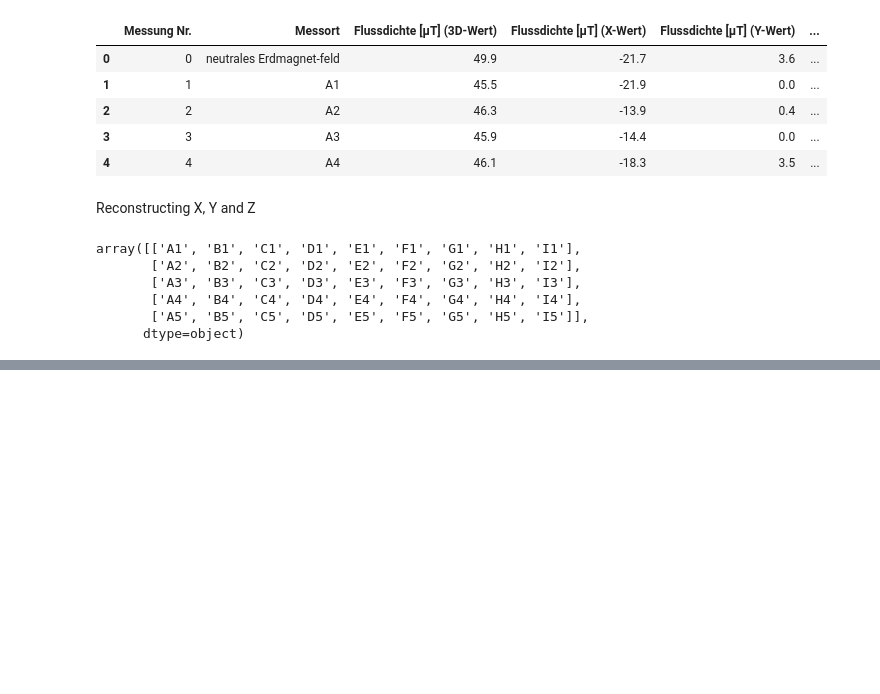
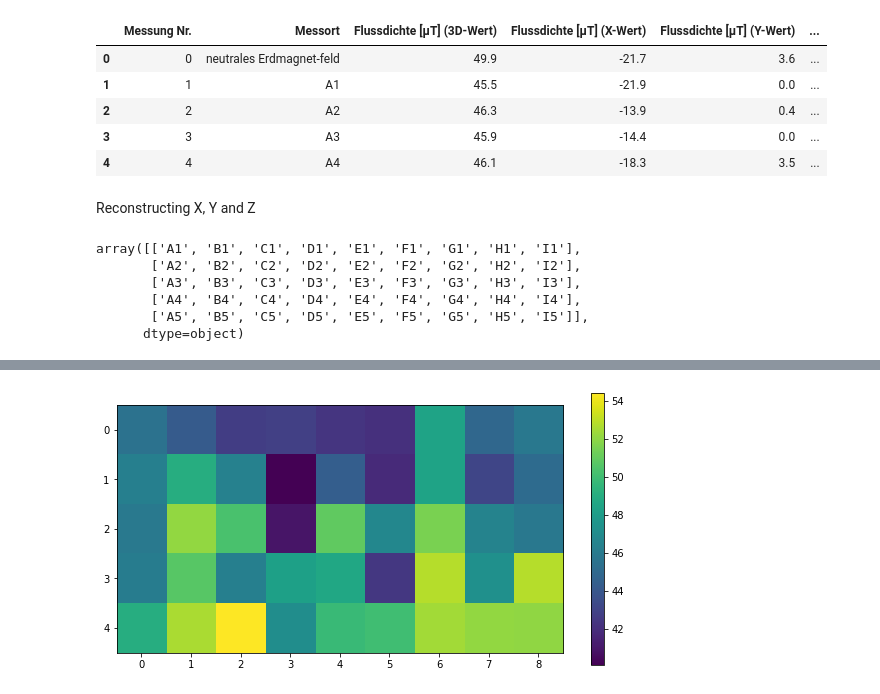
Before and after one commit to heinswift/Magnetic_Measurements_Plotting, a Jupyter notebook: reading_from_excel.ipynb, the cells around one changed output, grey strips where cells are left out. Saved outputs shown, nothing was run; the diff lists cells and outputs as text; code cells hidden in the pictures; blank space fills up the shorter version.

```diff
--- a/reading_from_excel.ipynb
+++ b/reading_from_excel.ipynb
@@ -69,0 +86,7 @@ for index, df_row in measurements_df[1:].iterrows():
+# %%
+plt.figure(figsize=(10,5))
+plt.imshow(Z.astype(float))
+plt.colorbar()
+plt.show()
+# %% [output]
+[figure, added]
```
Also changed, not shown: parts of 3 cells of this notebook, 3 other files.
